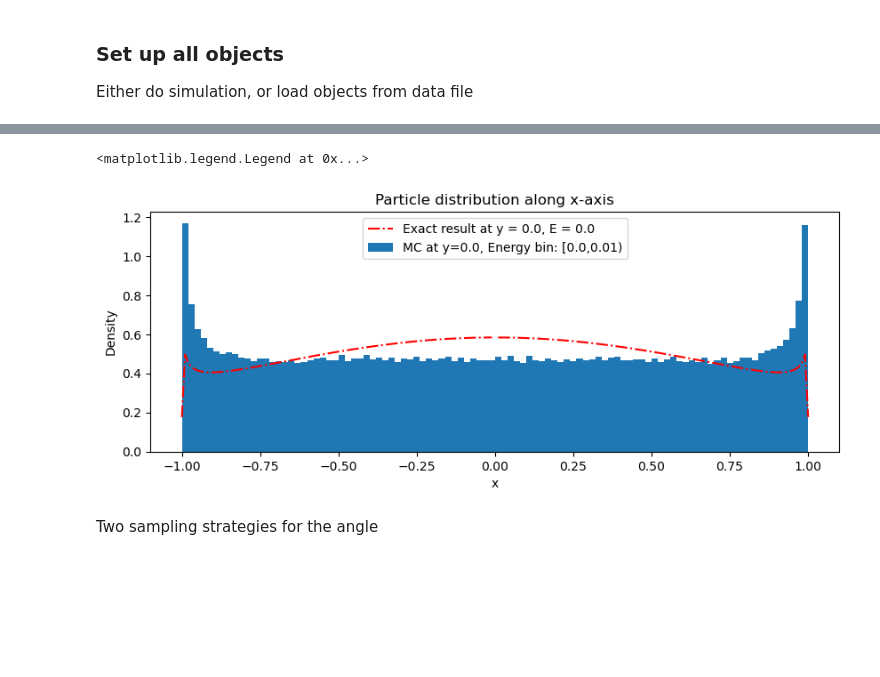
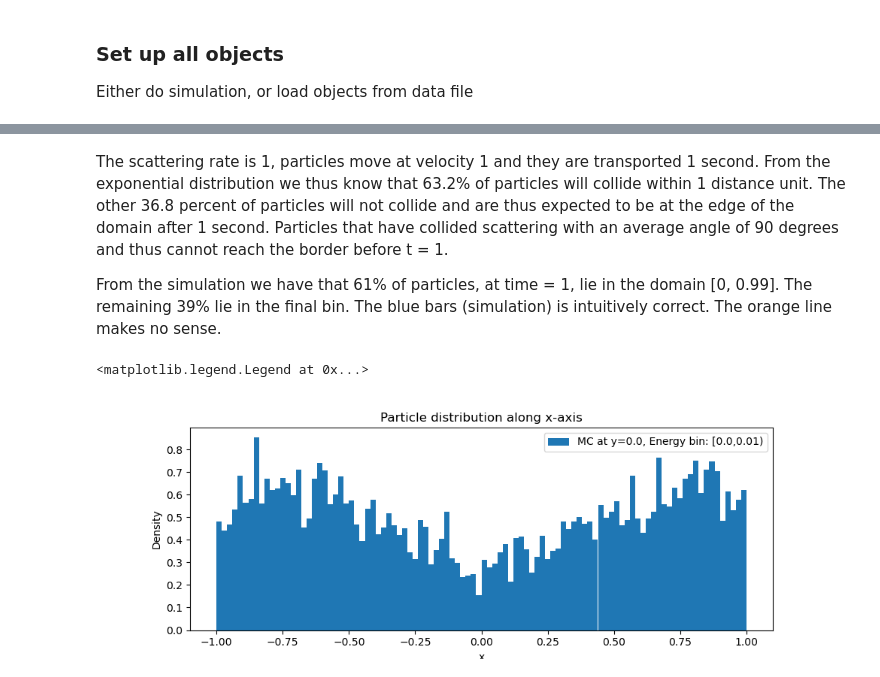
Before and after one commit to KlaasWillems/electronTransportCode, a Jupyter notebook: numericalExperiments/pointSource/PointSourceTest.ipynb, the cells around one changed output, grey strips where cells are left out. Cells and saved outputs as stored; diff of their text form; code cells hidden in the pictures; blank space fills up the shorter version.

```diff
--- a/numericalExperiments/pointSource/PointSourceTest.ipynb
+++ b/numericalExperiments/pointSource/PointSourceTest.ipynb
@@ -27,7 +27,7 @@ SEED: int = 4  # Random number generator seed
 SIM: bool = False
 
 if SIM:
-    NB_PARTICLES = 10000
+    NB_PARTICLES = 100000
 
     # Set up initial conditions
     eSource: float = 1.0
@@ -36,7 +36,7 @@ if SIM:
     xmin = -1.0; xmax = 1.0; xbins = 100
     ymin = -1.5; ymax = 1.5; ybins = 100
     simDomain = SimulationDomain(xmin, xmax, ymin, ymax, xbins, ybins, material=unitDensityMaterial)
-    pointSourceSim = PointSourceSimulation(minEnergy=0.0, rngSeed=SEED, eSource=eSource, simDomain=simDomain)
+    pointSourceSim = PointSourceSimulation(minEnergy=0.0, rngSeed=SEED, eSource=eSource)
 
     # Set up dose estimator
     Ebins = 100
@@ -157,28 +165,30 @@ print(binVal[-1].sum()/binVal.sum())
+# %% [markdown]
+The scattering rate is 1, particles move at velocity 1 and they are transported 1 second. From the exponential distribution we thus know that 63.2% of particles will collide within 1 distance unit. The other 36.8 percent of particles will not collide and are thus expected to be at the edge of the domain after 1 second. Particles that have collided scattering with an average angle of 90 degrees and thus cannot reach the border before t = 1.
+
+From the simulation we have that 61% of particles, at time = 1, lie in the domain [0, 0.99]. The remaining 39% lie in the final bin. The blue bars (simulation) is intuitively correct. The orange line makes no sense.
 # %%
  # End particle distribution along x-axis
 ybin1Index = int((ybins)/2)
 
 ybin1down = np.round(simDomain.yrange[ybin1Index], roundDigits)
 ybin1up = np.round(simDomain.yrange[ybin1Index+1], roundDigits)
 
-xFinalFluence = finalFluence[30:70, :].sum(axis=0)  # finalFluence.sum(axis=0)
+xFinalFluence = finalFluence[ybin1Index, :]  # finalFluence.sum(axis=0)
 fig, ax1 = plt.subplots(figsize=(10, 3.5))
 ax1.set_title('Particle distribution along x-axis')
 
 dxMC = simDomain.xrange[1]-simDomain.xrange[0]
+normMC = (xFinalFluence.sum()*dxMC)
+
 dxRes = xs[1] - xs[0]
-
-normMC = (xFinalFluence.sum()*dxMC)
 normRes = np.trapz(np.nan_to_num(res[xSolIndex]), dx=dxRes)
 
 ax1.bar(simDomain.xrange[:-1], xFinalFluence/normMC, align='edge', width=dxMC,
         label=f'MC at y={np.round(simDomain.xrange[ybin1Index], roundDigits)}, Energy bin: [{bin2left},{bin2right})')
-ax1.plot(xs, res[xSolIndex]/normRes, '-.r', label=f'Exact result at y = {np.round(xs[xSolIndex], roundDigits)}, E = 0.0')
+# ax1.plot(xs, res[xSolIndex]/normRes, '-.r', label=f'Exact result at y = {np.round(xs[xSolIndex], roundDigits)}, E = 0.0')
 ax1.set_xlabel('x')
 ax1.set_ylabel('Density')
 ax1.legend()
 # %% [output]
 <matplotlib.legend.Legend at 0x...>
-[figure, old version]
+[figure, new version]
-# %% [markdown]
-Two sampling strategies for the angle
```
Also changed, not shown: parts of 12 cells of this notebook, 8 other files.
